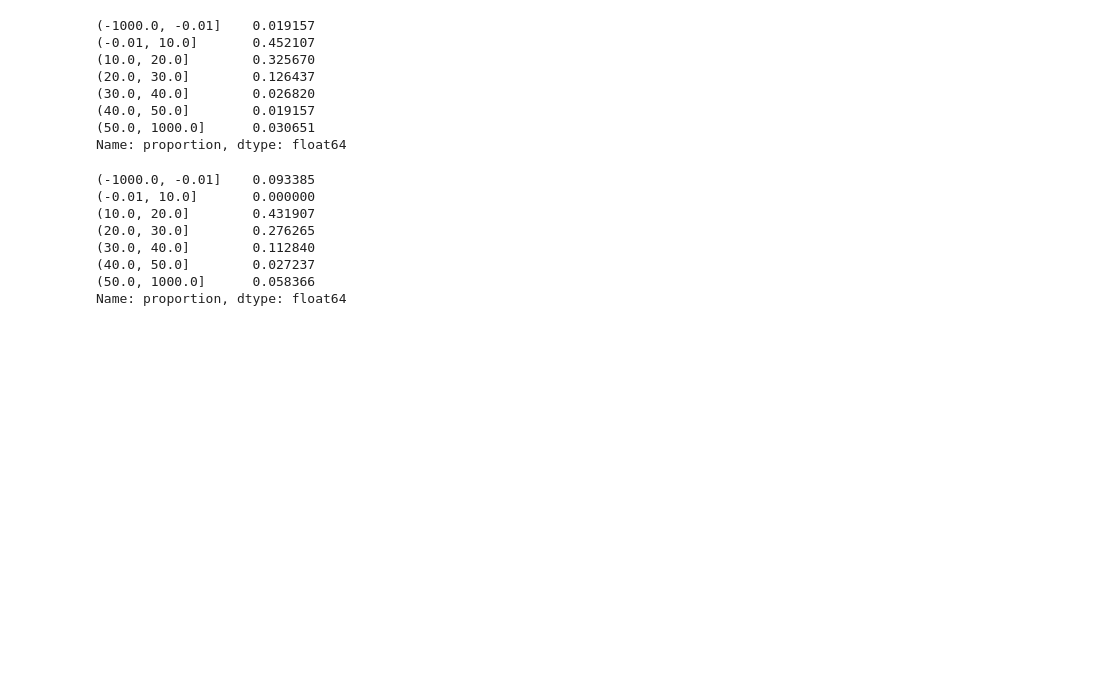
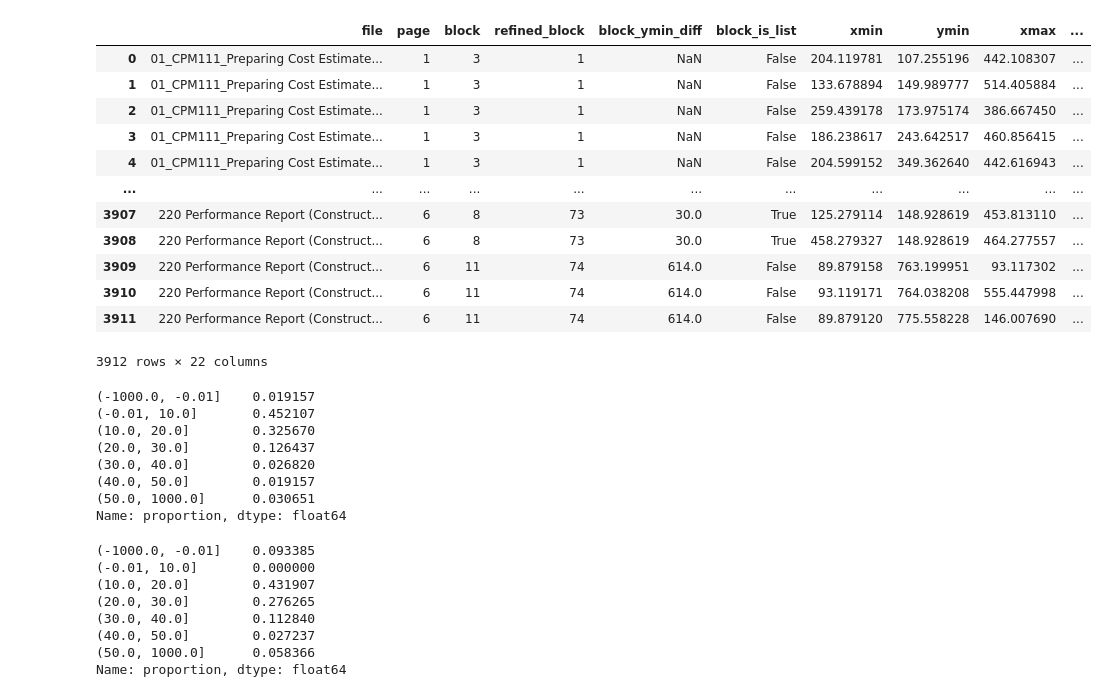
Before and after one commit to erjieyong/PDFInsight, a Jupyter notebook: test.ipynb, the cells around one changed output. Saved outputs shown, nothing was run; the diff lists cells and outputs as text; code cells hidden in the pictures; blank space fills up the shorter version.

```diff
--- a/test.ipynb
+++ b/test.ipynb
@@ -4,6 +5,32 @@ import pandas as pd
-# %%
-df = pdf_extractor("220 Performance Report (Construction).pdf", toc_pages = 1, )
-df
+# %%
+df_combined = pd.DataFrame()
+for (root,dirs,files) in os.walk('.', topdown=True):
+    for file in files:
+        # only use it on pdf docs. ignore other file type such as txt
+        if file.split(".")[-1] == "pdf":
+            # print(root+"\\"+file)
+            df = pdf_extractor(root+"\\"+file, toc_pages = 1, precision_dp = 2)
+            df_combined = pd.concat([df_combined,df])
+    break
+
+# reset index
+df_combined.reset_index(drop=True, inplace=True)
+# %%
+df_combined
+# %% [output]
+|  | file | page | block | refined_block | block_ymin_diff | block_is_list | xmin | ymin | xmax | ... |
+| 0 | 01_CPM111_Preparing Cost Estimate... | 1 | 3 | 1 | NaN | False | 204.119781 | 107.255196 | 442.108307 | ... |
+| 1 | 01_CPM111_Preparing Cost Estimate... | 1 | 3 | 1 | NaN | False | 133.678894 | 149.989777 | 514.405884 | ... |
+| 2 | 01_CPM111_Preparing Cost Estimate... | 1 | 3 | 1 | NaN | False | 259.439178 | 173.975174 | 386.667450 | ... |
+| 3 | 01_CPM111_Preparing Cost Estimate... | 1 | 3 | 1 | NaN | False | 186.238617 | 243.642517 | 460.856415 | ... |
+| 4 | 01_CPM111_Preparing Cost Estimate... | 1 | 3 | 1 | NaN | False | 204.599152 | 349.362640 | 442.616943 | ... |
+| ... | ... | ... | ... | ... | ... | ... | ... | ... | ... | ... |
+| 3907 | 220 Performance Report (Construct... | 6 | 8 | 73 | 30.0 | True | 125.279114 | 148.928619 | 453.813110 | ... |
+| 3908 | 220 Performance Report (Construct... | 6 | 8 | 73 | 30.0 | True | 458.279327 | 148.928619 | 464.277557 | ... |
+| 3909 | 220 Performance Report (Construct... | 6 | 11 | 74 | 614.0 | False | 89.879158 | 763.199951 | 93.117302 | ... |
+| 3910 | 220 Performance Report (Construct... | 6 | 11 | 74 | 614.0 | False | 93.119171 | 764.038208 | 555.447998 | ... |
+| 3911 | 220 Performance Report (Construct... | 6 | 11 | 74 | 614.0 | False | 89.879120 | 775.558228 | 146.007690 | ... |
+3912 rows × 22 columns
 # %%
 # we check the ymin difference between each row INSTEAD OF BLOCK.
 # this is important in determining the para_thres
```
Also changed, not shown: parts of 5 cells of this notebook, 1 other file.
